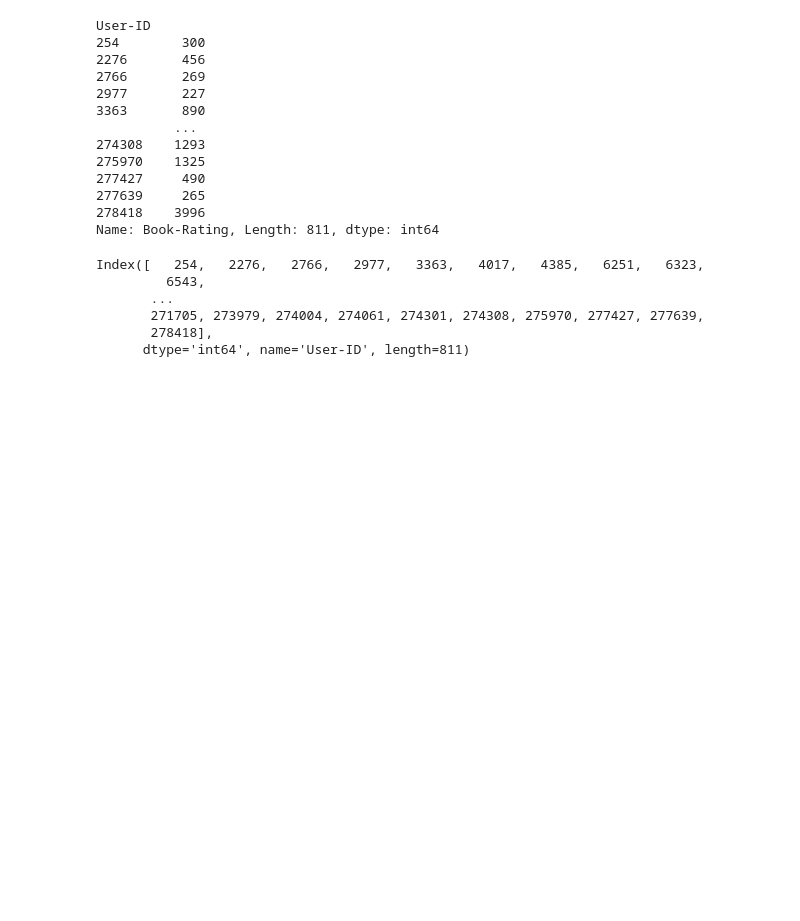
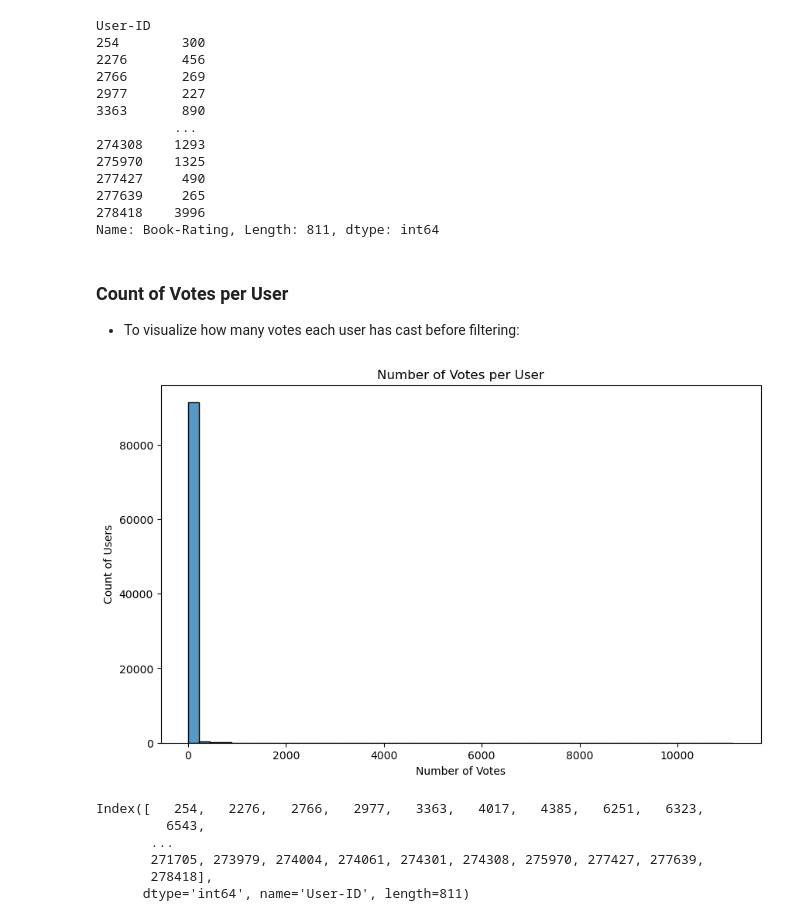
Before and after one commit to karkiayush/SynthBook, a Jupyter notebook: notebooks/collaborative_filtering.ipynb, the cells around one changed output. Saved outputs shown, nothing was run; the diff lists cells and outputs as text; code cells hidden in the pictures; blank space fills up the shorter version.

```diff
--- a/notebooks/collaborative_filtering.ipynb
+++ b/notebooks/collaborative_filtering.ipynb
@@ -71,6 +82,18 @@ User-ID
 277639     265
 278418    3996
 Name: Book-Rating, Length: 811, dtype: int64
+# %% [markdown]
+### Count of Votes per User
+- To visualize how many votes each user has cast before filtering:
+# %%
+plt.figure(figsize=(10, 6))
+sns.histplot(voted_users, bins=50, kde=False)
+plt.title("Number of Votes per User")
+plt.xlabel("Number of Votes")
+plt.ylabel("Count of Users")
+plt.show()
+# %% [output]
+[figure, added]
 # %%
 experience_voted_user_index
 # %% [output]
```
Also changed, not shown: parts of 4 cells of this notebook, 2 other files.
